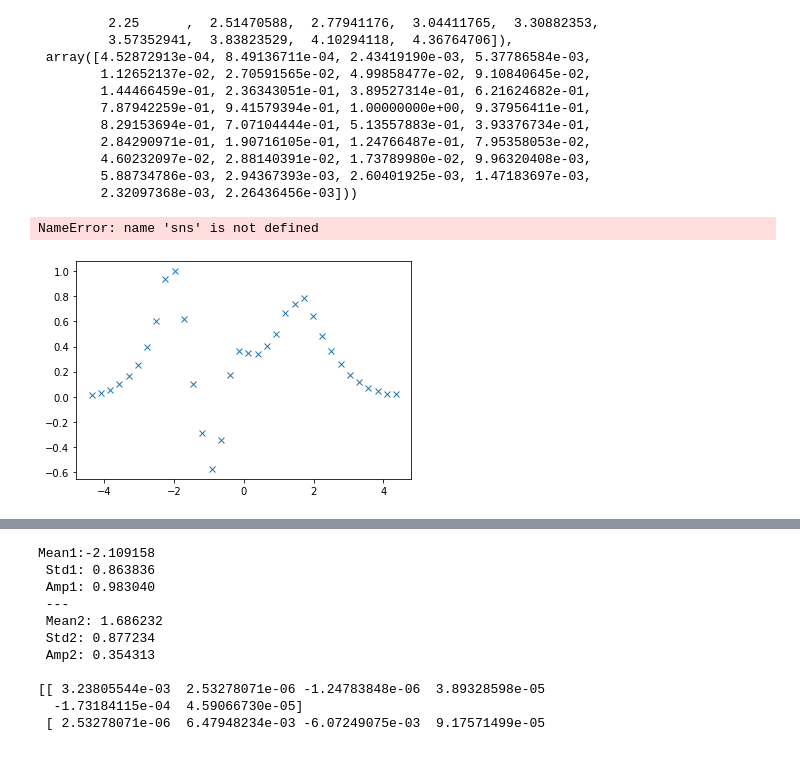
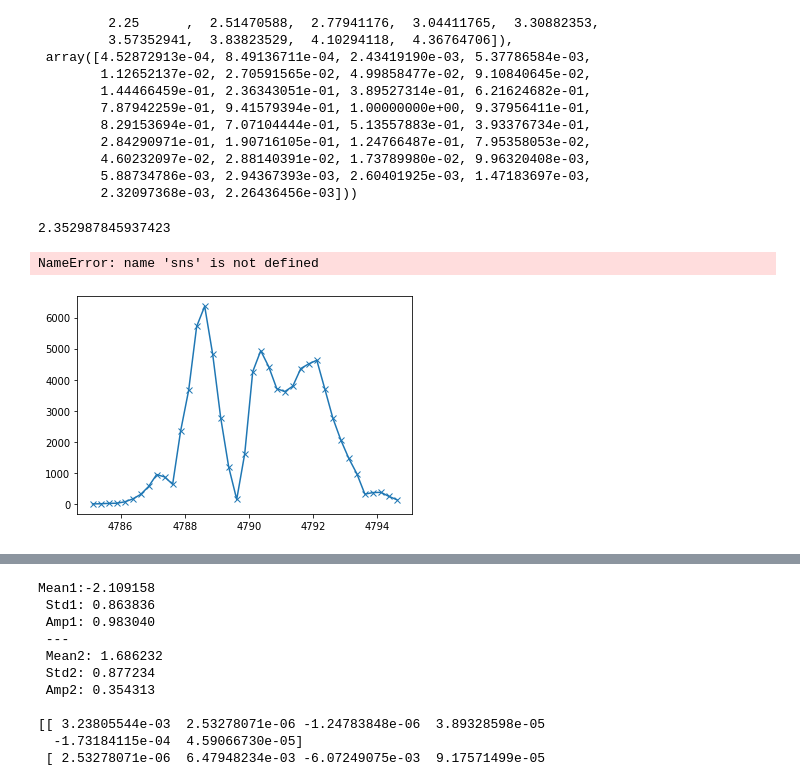
Before and after one commit to gmogol/Timepix, a Jupyter notebook: tdc_data_analysis.ipynb, the cells around one changed output, grey strips where cells are left out. Cells and saved outputs as stored; diff of their text form; code cells hidden in the pictures.

```diff
--- a/tdc_data_analysis.ipynb
+++ b/tdc_data_analysis.ipynb
@@ -52,7 +52,7 @@ def preproces_tdcs(filename=None,debug=False,tdc_df=None):
         print(time_df.head(10))
         return time_df
 # %%
-def line_hist(df,bins=10, background=None, bg_factor = 1, linestyle=None, normalized=True):
+def line_hist(df,bins=10, background=None, bg_factor = 1, signal_factor =1,linestyle=None, normalized=True):
     '''
     Plots a histogram of the given data or signal-background.
     Args:
@@ -79,6 +79,7 @@ def line_hist(df,bins=10, background=None, bg_factor = 1, linestyle=None, normal
         linestyle ='-'
     x_vals=df
     y_vals,bin_edges= np.histogram(x_vals,bins = bins)
+    y_vals = y_vals * signal_factor
     bin_centers= 0.5*(bin_edges[1:]+bin_edges[:-1])
     if normalized:
         bin_centers = bin_centers-bin_centers.mean()
@@ -232,6 +243,7 @@ fit_param[3]-fit_param[0]
 # TDC Stripped from Full Data
 # %%
 background2_df = preproces_tdcs('tdc11.txt')
+signal2_df = preproces_tdcs('tdc8.txt')
 # %% [output]
 tpx_df nulls
  tdc     0
@@ -271,12 +293,16 @@ line_hist(background2_data.delta_t,bins=np.linspace(4786,4795,num=35))
+# %%
+len(signal_gated)/len(bg_gated)
+# %% [output]
+2.352987845937423
 # %%
 sns.displot(data=signal[signal['delta_t']*1e9<4795],x='x',y='y',bins=100)
 # %% [output]
 NameError: name 'sns' is not defined
 # %%
-x_data2,y_data2=line_hist(signal2_df.delta_t,
-          bins=np.linspace(4786,4795,num=35),
+_,_=line_hist(signal2_df.delta_t,
+          bins=np.linspace(4785,4795,num=40,endpoint=False),
           background= background2_df.delta_t,
-          bg_factor = 2,normalized=True,linestyle='None'
+          bg_factor = 1.8,normalized=False #,linestyle='None'
          )
 # %% [output]
-[figure, old version]
+[figure, new version]
```
Also changed, not shown: parts of 12 cells of this notebook, 5 other files.
